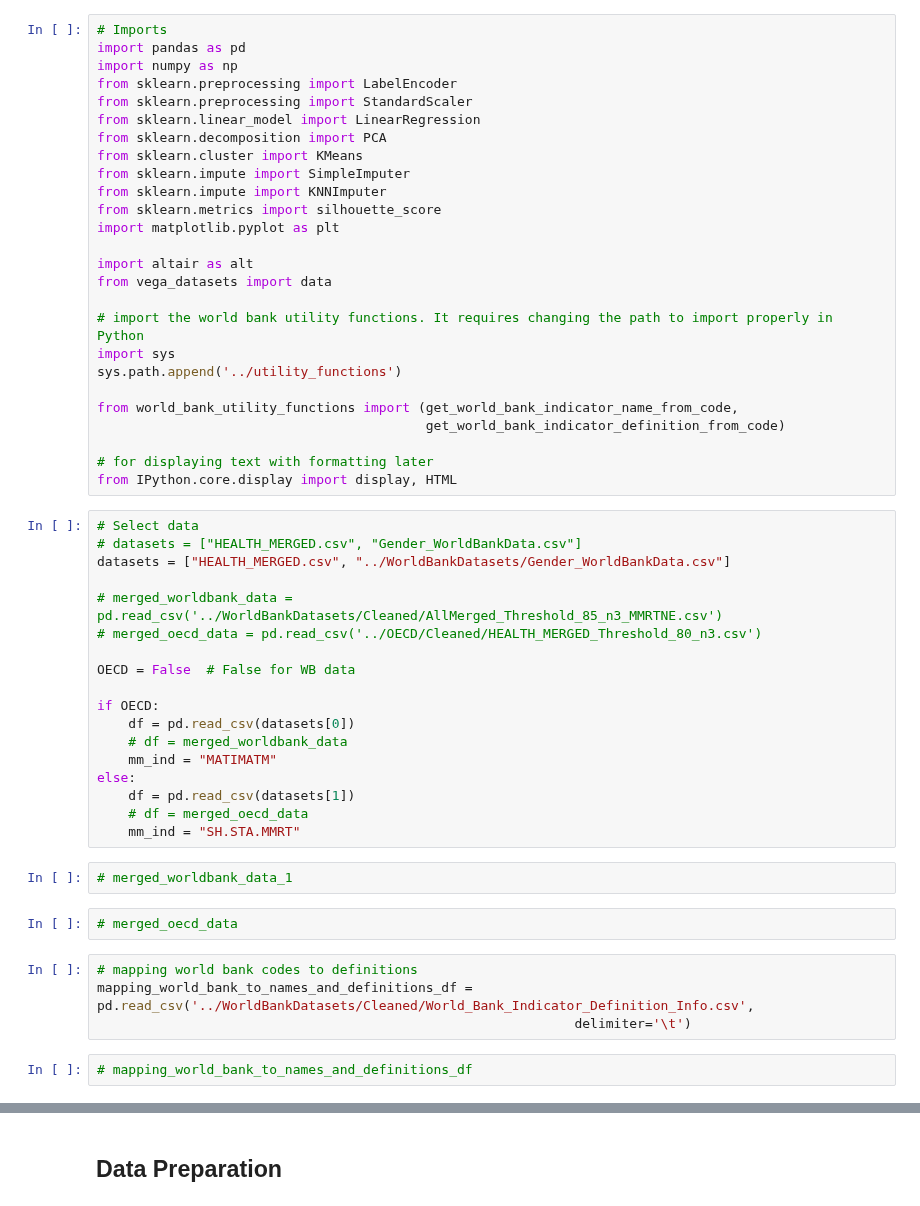
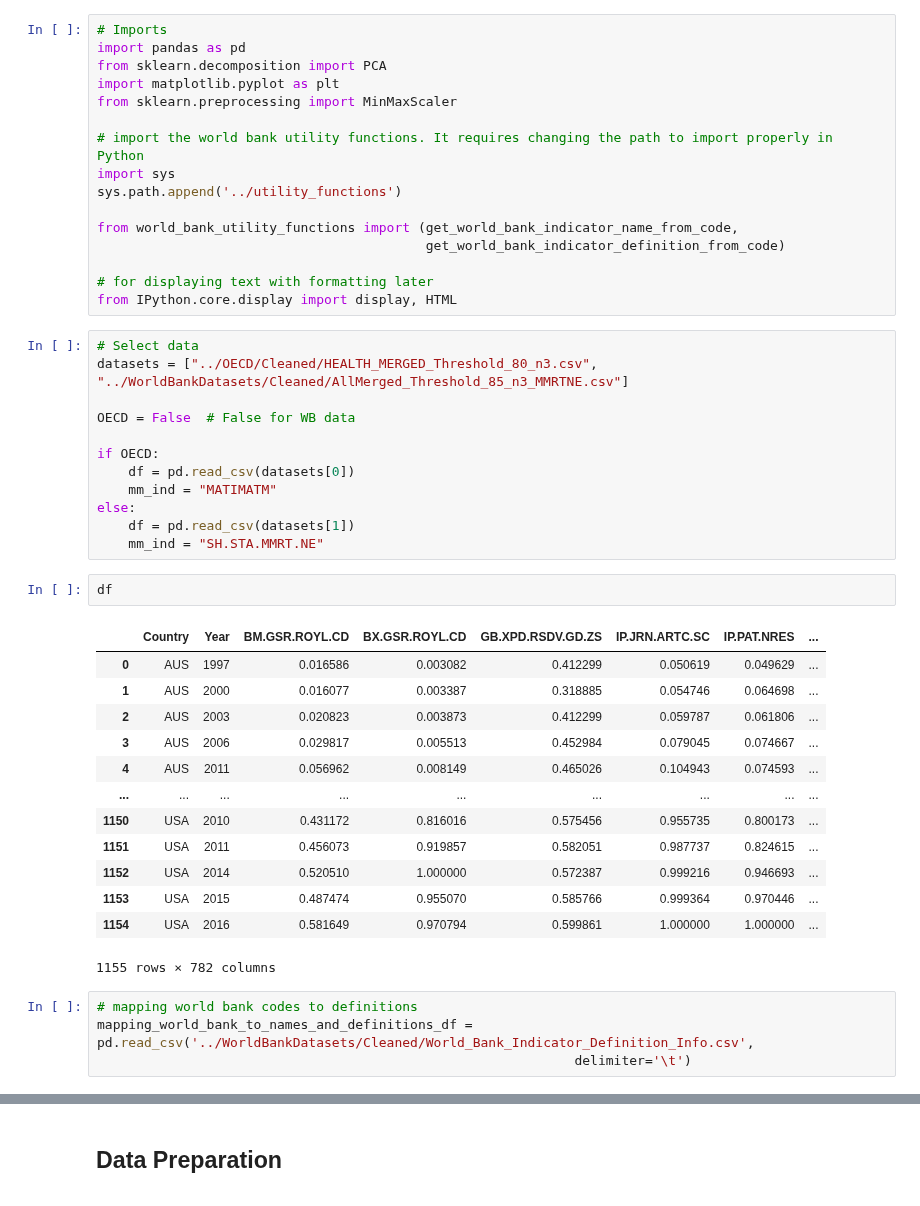
Before and after one commit to JenShumway/MADS_MilestoneII, a Jupyter notebook: modeling_unsupervised/Modeling-PCA.ipynb, the cells around one changed output, grey strips where cells are left out. Drawn from its saved outputs; the diff is of its cells as text.

Commit message:
Updated PCA notebook to use cleaned data

```diff
--- a/modeling_unsupervised/Modeling-PCA.ipynb
+++ b/modeling_unsupervised/Modeling-PCA.ipynb
@@ -1,19 +1,9 @@
 # %%
 # Imports
 import pandas as pd
-import numpy as np
-from sklearn.preprocessing import LabelEncoder
-from sklearn.preprocessing import StandardScaler
-from sklearn.linear_model import LinearRegression
 from sklearn.decomposition import PCA
-from sklearn.cluster import KMeans
-from sklearn.impute import SimpleImputer
-from sklearn.impute import KNNImputer
-from sklearn.metrics import silhouette_score
 import matplotlib.pyplot as plt
-
-import altair as alt
-from vega_datasets import data
+from sklearn.preprocessing import MinMaxScaler
 
 # import the world bank utility functions. It requires changing the path to import properly in Python
 import sys
@@ -26,29 +16,33 @@ from world_bank_utility_functions import (get_world_bank_indicator_name_from_cod
 from IPython.core.display import display, HTML
 # %%
 # Select data
-# datasets = ["HEALTH_MERGED.csv", "Gender_WorldBankData.csv"]
-datasets = ["HEALTH_MERGED.csv", "../WorldBankDatasets/Gender_WorldBankData.csv"]
-
-# merged_worldbank_data = pd.read_csv('../WorldBankDatasets/Cleaned/AllMerged_Threshold_85_n3_MMRTNE.csv')
-# merged_oecd_data = pd.read_csv('../OECD/Cleaned/HEALTH_MERGED_Threshold_80_n3.csv')
+datasets = ["../OECD/Cleaned/HEALTH_MERGED_Threshold_80_n3.csv", "../WorldBankDatasets/Cleaned/AllMerged_Threshold_85_n3_MMRTNE.csv"]
 
 OECD = False  # False for WB data
 
 if OECD:
     df = pd.read_csv(datasets[0])
-    # df = merged_worldbank_data
     mm_ind = "MATIMATM"
 else:
     df = pd.read_csv(datasets[1])
-    # df = merged_oecd_data
-    mm_ind = "SH.STA.MMRT"
+    mm_ind = "SH.STA.MMRT.NE"
-# %%
-# merged_worldbank_data_1
-# %%
-# merged_oecd_data
+# %%
+df
+# %% [output]
+|  | Country | Year | BM.GSR.ROYL.CD | BX.GSR.ROYL.CD | GB.XPD.RSDV.GD.ZS | IP.JRN.ARTC.SC | IP.PAT.NRES | ... |
+| 0 | AUS | 1997 | 0.016586 | 0.003082 | 0.412299 | 0.050619 | 0.049629 | ... |
+| 1 | AUS | 2000 | 0.016077 | 0.003387 | 0.318885 | 0.054746 | 0.064698 | ... |
+| 2 | AUS | 2003 | 0.020823 | 0.003873 | 0.412299 | 0.059787 | 0.061806 | ... |
+| 3 | AUS | 2006 | 0.029817 | 0.005513 | 0.452984 | 0.079045 | 0.074667 | ... |
+| 4 | AUS | 2011 | 0.056962 | 0.008149 | 0.465026 | 0.104943 | 0.074593 | ... |
+| ... | ... | ... | ... | ... | ... | ... | ... | ... |
+| 1150 | USA | 2010 | 0.431172 | 0.816016 | 0.575456 | 0.955735 | 0.800173 | ... |
+| 1151 | USA | 2011 | 0.456073 | 0.919857 | 0.582051 | 0.987737 | 0.824615 | ... |
+| 1152 | USA | 2014 | 0.520510 | 1.000000 | 0.572387 | 0.999216 | 0.946693 | ... |
+| 1153 | USA | 2015 | 0.487474 | 0.955070 | 0.585766 | 0.999364 | 0.970446 | ... |
+| 1154 | USA | 2016 | 0.581649 | 0.970794 | 0.599861 | 1.000000 | 1.000000 | ... |
+1155 rows × 782 columns
 # %%
 # mapping world bank codes to definitions
 mapping_world_bank_to_names_and_definitions_df = pd.read_csv('../WorldBankDatasets/Cleaned/World_Bank_Indicator_Definition_Info.csv',
                                                              delimiter='\t')
-# %%
-# mapping_world_bank_to_names_and_definitions_df
```
Also changed, not shown: parts of 22 cells of this notebook, 1 other file.
